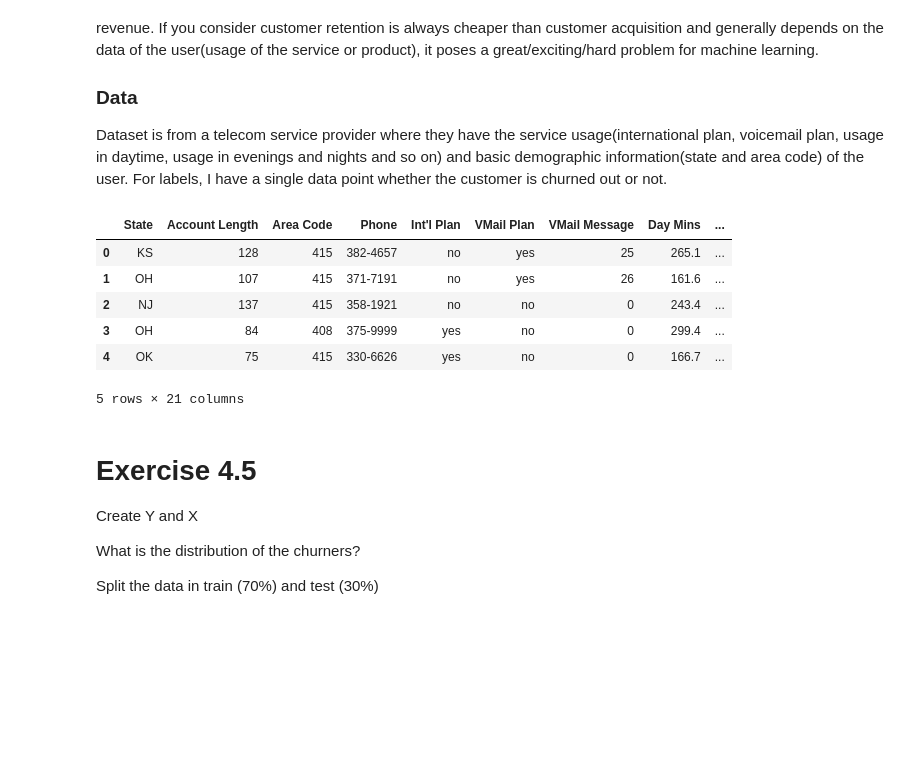
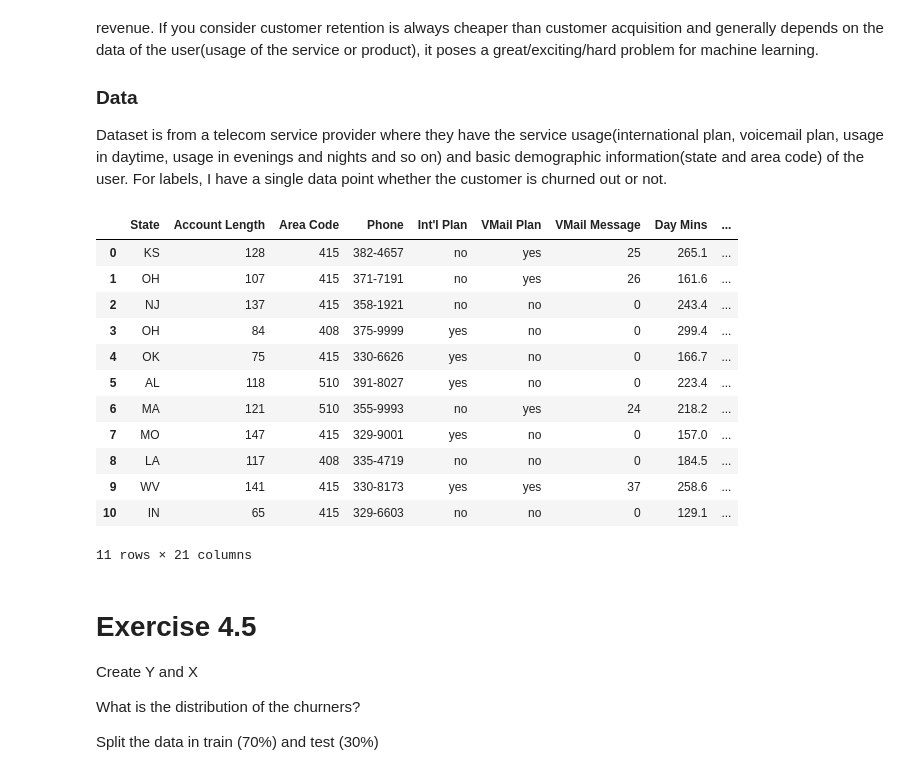
Before and after one commit to lfortizs/ML, a Jupyter notebook: E4-Regression-Linear&Logistic.ipynb, the cells around one changed output. Drawn from its saved outputs; the diff is of its cells as text; code cells hidden in the pictures; blank space fills up the shorter version.

```diff
--- a/E4-Regression-Linear&Logistic.ipynb
+++ b/E4-Regression-Linear&Logistic.ipynb
@@ -102,15 +180,21 @@ Dataset is from a telecom service provider where they have the service usage(int
 # Download the dataset
 data = pd.read_csv('https://github.com/ghuiber/churn/raw/master/data/churn.csv')
 # %%
-data.head()
+data.head(11)
 # %% [output]
 |  | State | Account Length | Area Code | Phone | Int'l Plan | VMail Plan | VMail Message | Day Mins | ... |
 | 0 | KS | 128 | 415 | 382-4657 | no | yes | 25 | 265.1 | ... |
 | 1 | OH | 107 | 415 | 371-7191 | no | yes | 26 | 161.6 | ... |
 | 2 | NJ | 137 | 415 | 358-1921 | no | no | 0 | 243.4 | ... |
 | 3 | OH | 84 | 408 | 375-9999 | yes | no | 0 | 299.4 | ... |
 | 4 | OK | 75 | 415 | 330-6626 | yes | no | 0 | 166.7 | ... |
+| 5 | AL | 118 | 510 | 391-8027 | yes | no | 0 | 223.4 | ... |
+| 6 | MA | 121 | 510 | 355-9993 | no | yes | 24 | 218.2 | ... |
+| 7 | MO | 147 | 415 | 329-9001 | yes | no | 0 | 157.0 | ... |
+| 8 | LA | 117 | 408 | 335-4719 | no | no | 0 | 184.5 | ... |
+| 9 | WV | 141 | 415 | 330-8173 | yes | yes | 37 | 258.6 | ... |
+| 10 | IN | 65 | 415 | 329-6603 | no | no | 0 | 129.1 | ... |
-5 rows × 21 columns
+11 rows × 21 columns
 # %% [markdown]
 # Exercise 4.5
 
```
Also changed, not shown: parts of 22 cells of this notebook.
